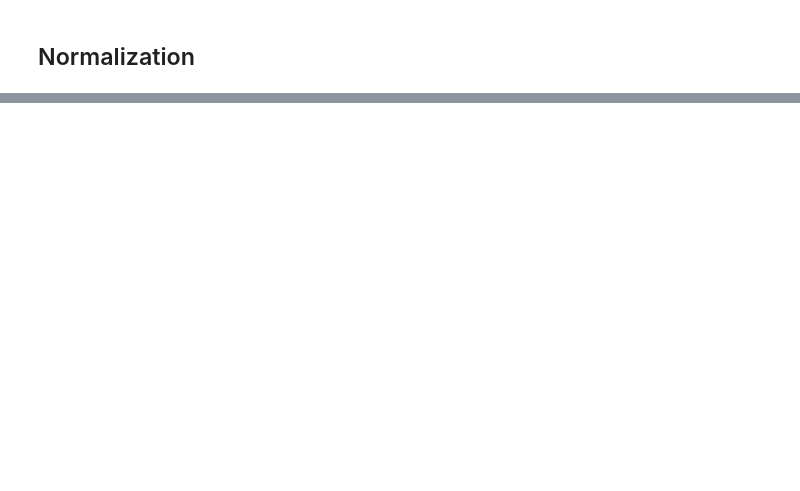
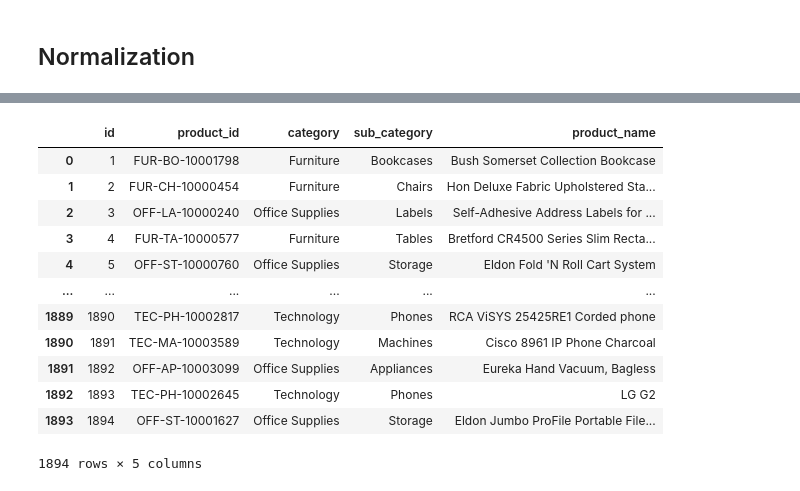
Before and after one commit to h8-lecture-notes/sample-db-normalization-with-pandas, a Jupyter notebook: notes.ipynb, the cells around one changed output, grey strips where cells are left out. Drawn from its saved outputs; the diff is of its cells as text; code cells hidden in the pictures; blank space fills up the shorter version.

```diff
--- a/notes.ipynb
+++ b/notes.ipynb
@@ -153,16 +109,0 @@ subCategories
-# %%
-# membuat kolom SubCategoryId
-subCategoryIds = []
-for i in df['Sub-Category']:
-    filter = subCategories[subCategories['SubCategory'] == i]['Id']
-    subCategoryIds.append(filter.iloc[0])
-
-df['Sub-Category'] = subCategoryIds
-
-# drop column Category
-df.drop(columns="Category", inplace=True)
-
-# rename column Sub-Category to SubCategoryId
-df.rename(columns={"Sub-Category":"SubCategoryId"})
-
-df.head()
@@ -185,0 +132,23 @@ subCategories.to_csv('SubCategories.csv', index=False)
+# %%
+# membuat kolom primary key dari dataframe
+# dimana value kolomnya nya diambil dari df.index + 1
+df['id'] = df.index + 1
+
+# mengubah urutan kolom pada dataframe
+df = df.reindex(columns=['id', 'product_id', 'category', 'sub_category', 'product_name'])
+
+df
+# %% [output]
+|  | id | product_id | category | sub_category | product_name |
+| 0 | 1 | FUR-BO-10001798 | Furniture | Bookcases | Bush Somerset Collection Bookcase |
+| 1 | 2 | FUR-CH-10000454 | Furniture | Chairs | Hon Deluxe Fabric Upholstered Sta... |
+| 2 | 3 | OFF-LA-10000240 | Office Supplies | Labels | Self-Adhesive Address Labels for ... |
+| 3 | 4 | FUR-TA-10000577 | Furniture | Tables | Bretford CR4500 Series Slim Recta... |
+| 4 | 5 | OFF-ST-10000760 | Office Supplies | Storage | Eldon Fold 'N Roll Cart System |
+| ... | ... | ... | ... | ... | ... |
+| 1889 | 1890 | TEC-PH-10002817 | Technology | Phones | RCA ViSYS 25425RE1 Corded phone |
+| 1890 | 1891 | TEC-MA-10003589 | Technology | Machines | Cisco 8961 IP Phone Charcoal |
+| 1891 | 1892 | OFF-AP-10003099 | Office Supplies | Appliances | Eureka Hand Vacuum, Bagless |
+| 1892 | 1893 | TEC-PH-10002645 | Technology | Phones | LG G2 |
+| 1893 | 1894 | OFF-ST-10001627 | Office Supplies | Storage | Eldon Jumbo ProFile Portable File... |
+1894 rows × 5 columns
```
Also changed, not shown: parts of 61 cells of this notebook, 7 other files.
